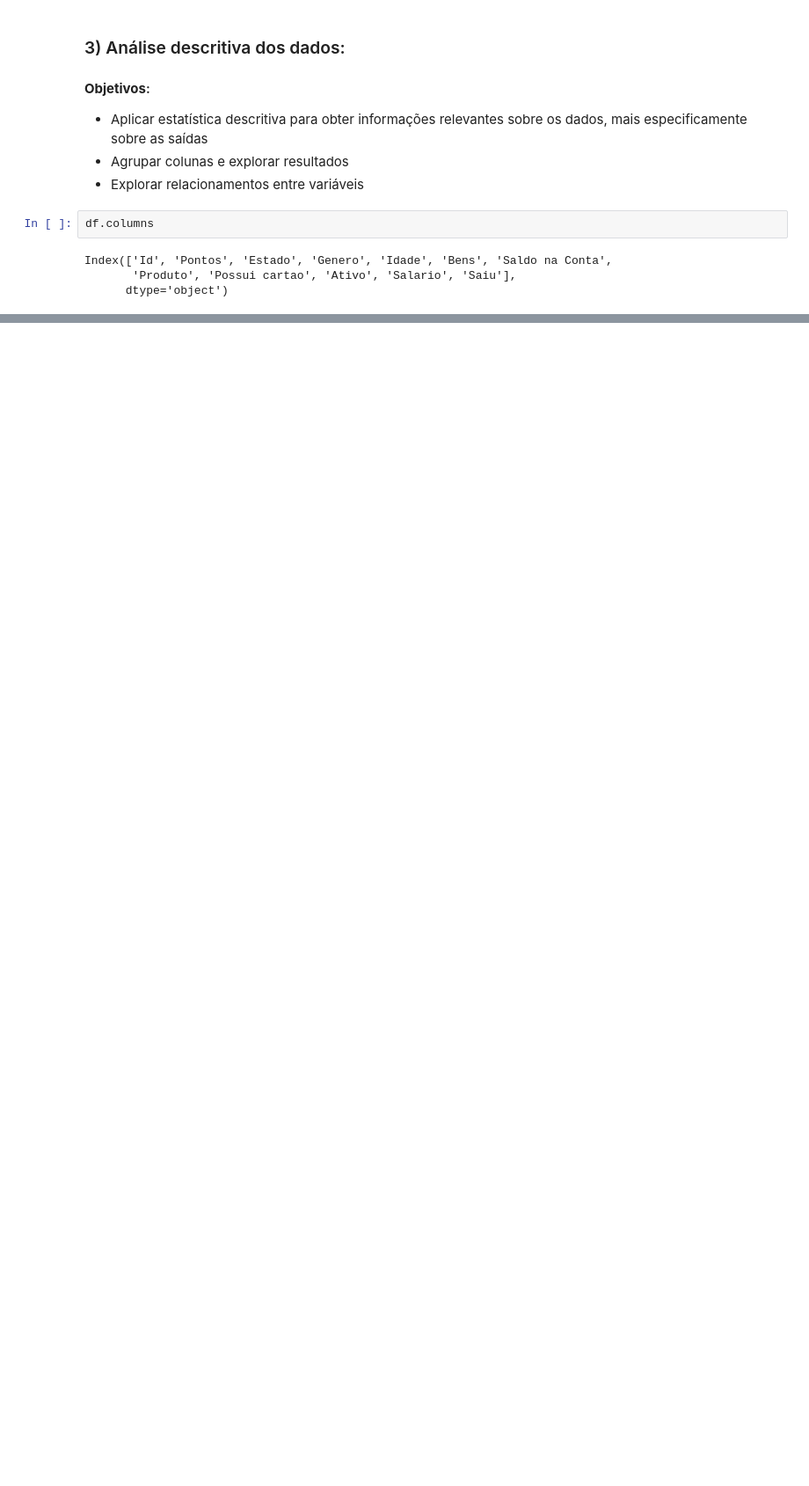
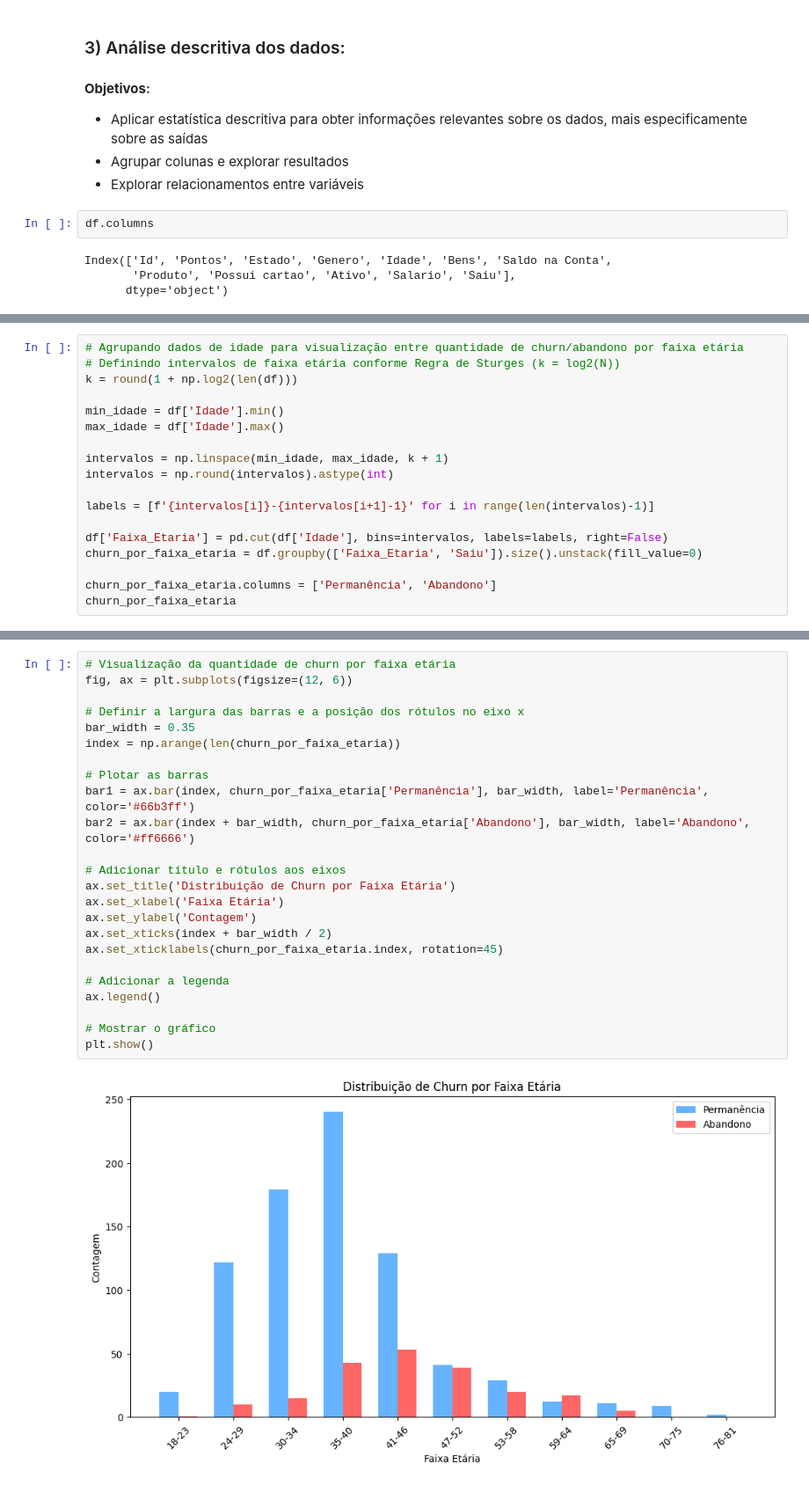
Before and after one commit to gabrielgvss/Analise-Bancaria-de-Churn, a Jupyter notebook: analise_bancaria.ipynb, the cells around one changed output, grey strips where cells are left out. Shown at 88% size. Drawn from its saved outputs; the diff is of its cells as text; blank space fills up the shorter version.

Commit message:
Criação de gráficos

```diff
--- a/analise_bancaria.ipynb
+++ b/analise_bancaria.ipynb
@@ -326,0 +318,18 @@ sns.countplot(data=df, x='Possui cartao', hue='Saldo na Conta')
+# %%
+# Agrupando dados de idade para visualização entre quantidade de churn/abandono por faixa etária
+# Definindo intervalos de faixa etária conforme Regra de Sturges (k = log2(N))
+k = round(1 + np.log2(len(df)))
+
+min_idade = df['Idade'].min()
+max_idade = df['Idade'].max()
+
+intervalos = np.linspace(min_idade, max_idade, k + 1)
+intervalos = np.round(intervalos).astype(int)
+
+labels = [f'{intervalos[i]}-{intervalos[i+1]-1}' for i in range(len(intervalos)-1)]
+
+df['Faixa_Etaria'] = pd.cut(df['Idade'], bins=intervalos, labels=labels, right=False)
+churn_por_faixa_etaria = df.groupby(['Faixa_Etaria', 'Saiu']).size().unstack(fill_value=0)
+
+churn_por_faixa_etaria.columns = ['Permanência', 'Abandono']
+churn_por_faixa_etaria
@@ -326,0 +350,26 @@ sns.countplot(data=df, x='Possui cartao', hue='Saldo na Conta')
+# %%
+# Visualização da quantidade de churn por faixa etária
+fig, ax = plt.subplots(figsize=(12, 6))
+
+# Definir a largura das barras e a posição dos rótulos no eixo x
+bar_width = 0.35
+index = np.arange(len(churn_por_faixa_etaria))
+
+# Plotar as barras
+bar1 = ax.bar(index, churn_por_faixa_etaria['Permanência'], bar_width, label='Permanência', color='#66b3ff')
+bar2 = ax.bar(index + bar_width, churn_por_faixa_etaria['Abandono'], bar_width, label='Abandono', color='#ff6666')
+
+# Adicionar título e rótulos aos eixos
+ax.set_title('Distribuição de Churn por Faixa Etária')
+ax.set_xlabel('Faixa Etária')
+ax.set_ylabel('Contagem')
+ax.set_xticks(index + bar_width / 2)
+ax.set_xticklabels(churn_por_faixa_etaria.index, rotation=45)
+
+# Adicionar a legenda
+ax.legend()
+
+# Mostrar o gráfico
+plt.show()
+# %% [output]
+[figure, added]
```
Also changed, not shown: parts of 21 cells of this notebook.
